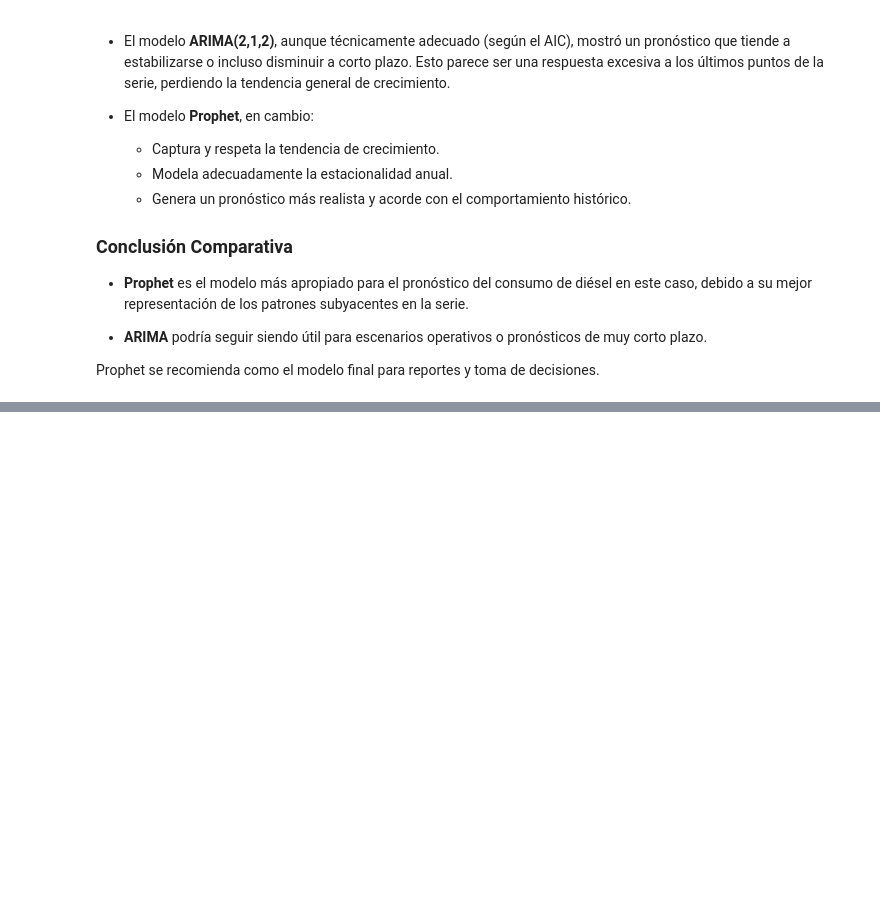
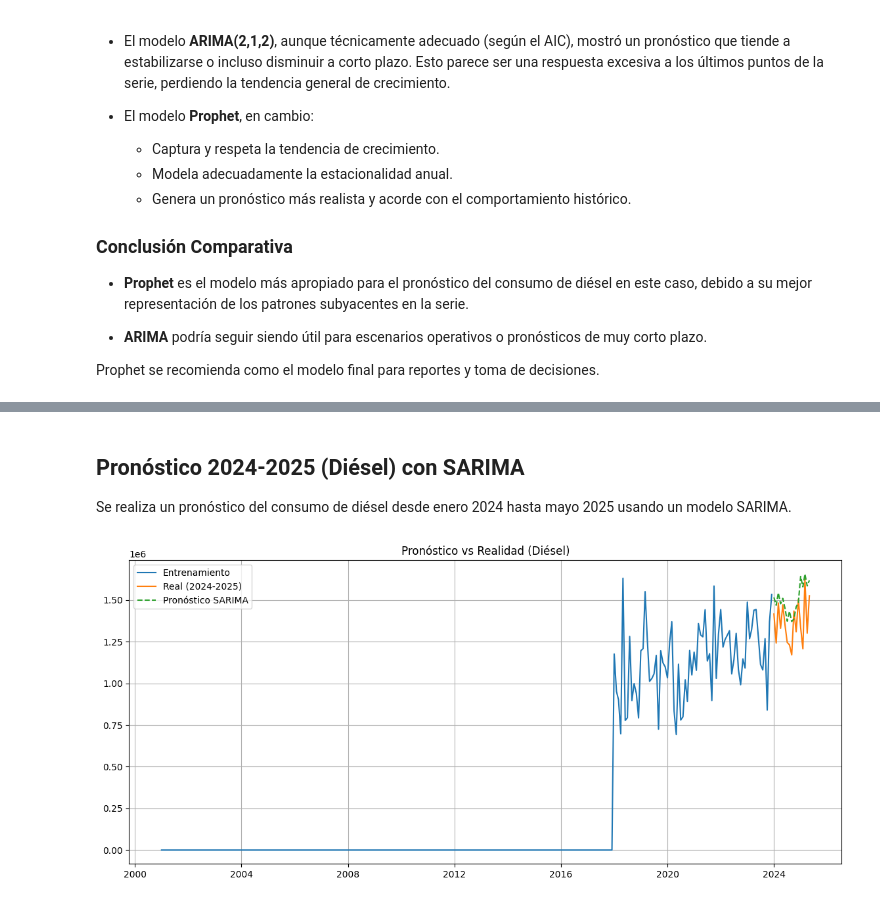
Before and after one commit to DanielDubon/DS_TimeSeries, a Jupyter notebook: notebooks/DieselNotebook.ipynb, the cells around one changed output, grey strips where cells are left out. Saved outputs shown, nothing was run; the diff lists cells and outputs as text; code cells hidden in the pictures; blank space fills up the shorter version.

```diff
--- a/notebooks/DieselNotebook.ipynb
+++ b/notebooks/DieselNotebook.ipynb
@@ -361,0 +428,30 @@ Prophet se recomienda como el modelo final para reportes y toma de decisiones.
+# %% [markdown]
+## Pronóstico 2024-2025 (Diésel) con SARIMA
+
+Se realiza un pronóstico del consumo de diésel desde enero 2024 hasta mayo 2025 usando un modelo SARIMA.
+# %%
+from statsmodels.tsa.statespace.sarimax import SARIMAX
+
+# Separar datos
+train = imp_diesel[:'2023-12']
+test = imp_diesel['2024-01':'2025-05']
+
+# Modelo SARIMA
+model = SARIMAX(train, order=(1,1,1), seasonal_order=(1,1,1,12))
+model_fit = model.fit()
+
+# Pronóstico
+forecast = model_fit.predict(start='2024-01', end='2025-05')
+
+# Gráfico
+plt.figure(figsize=(14,6))
+plt.plot(train, label="Entrenamiento")
+plt.plot(test, label="Real (2024-2025)")
+plt.plot(forecast, label="Pronóstico SARIMA", linestyle='--')
+
+plt.title("Pronóstico vs Realidad (Diésel)")
+plt.legend()
+plt.grid(True)
+plt.show()
+# %% [output]
+[figure, added]
```
Also changed, not shown: parts of 5 cells of this notebook, 1 other file.
